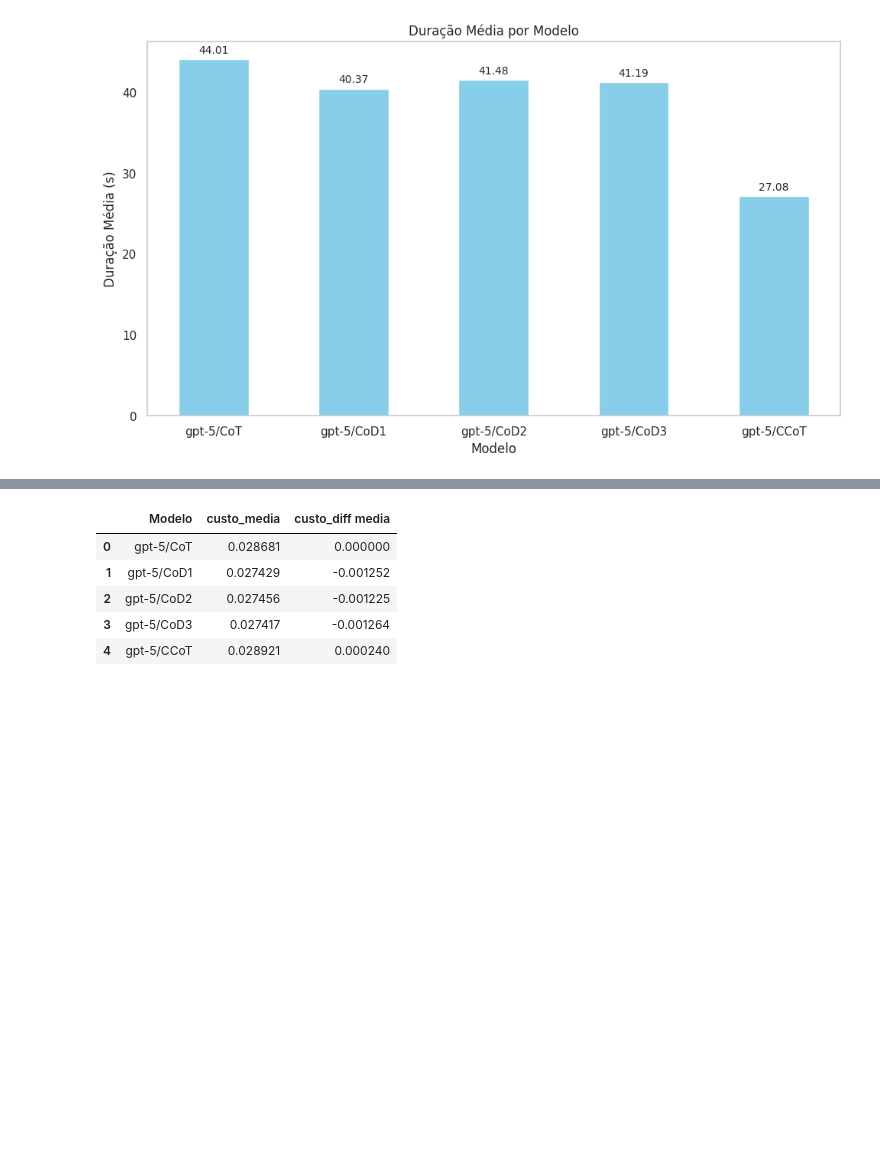
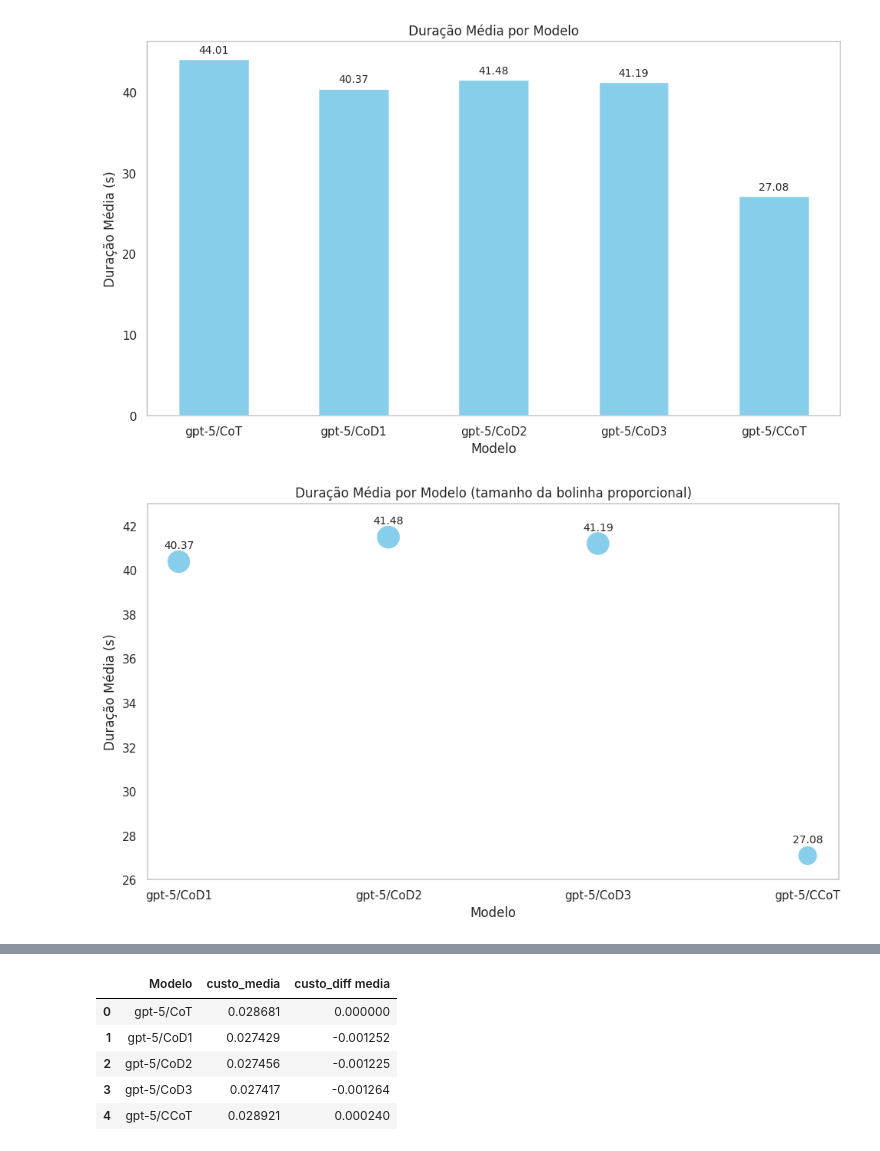
Before and after one commit to Lariiuki/ASGI, a Jupyter notebook: Imagem_analise2.ipynb, the cells around one changed output, grey strips where cells are left out. Drawn from its saved outputs; the diff is of its cells as text; code cells hidden in the pictures; blank space fills up the shorter version.

```diff
--- a/Imagem_analise2.ipynb
+++ b/Imagem_analise2.ipynb
@@ -44,3 +44,39 @@ plt.tight_layout()
 plt.show()
 # %% [output]
 [figure]
+# %%
+# Filtrar para remover o modelo CoT
+df_filtered = df[df["Modelo"] != "gpt-5/CoT"].reset_index(drop=True)
+
+x = np.arange(len(df_filtered))
+values = df_filtered["duration_medio"]
+
+plt.figure(figsize=(10,6))
+
+# Tamanho das bolinhas proporcional à duração média
+sizes = [val * 10 for val in values]  # ajuste o multiplicador se quiser bolinhas maiores/menores
+
+# Scatter plot (bolinhas)
+plt.scatter(x, values, color='skyblue', s=sizes)
+
+# Adicionar valores acima das bolinhas
+for xi, val in zip(x, values):
+    plt.text(xi, val + 0.5, f"{val:.2f}", ha='center', va='bottom', fontsize=10)
+
+# Rótulos do eixo X
+plt.xticks(x, df_filtered["Modelo"], rotation=0, ha='center')
+
+# Limites do eixo Y
+plt.ylim(26, 43)
+
+# Labels e título
+plt.ylabel('Duração Média (s)')
+plt.xlabel('Modelo')
+plt.title('Duração Média por Modelo (tamanho da bolinha proporcional)')
+
+# Visual limpo
+plt.grid(False)
+plt.tight_layout()
+plt.show()
+# %% [output]
+[figure, added]
```
Also changed, not shown: parts of 2 cells of this notebook.
